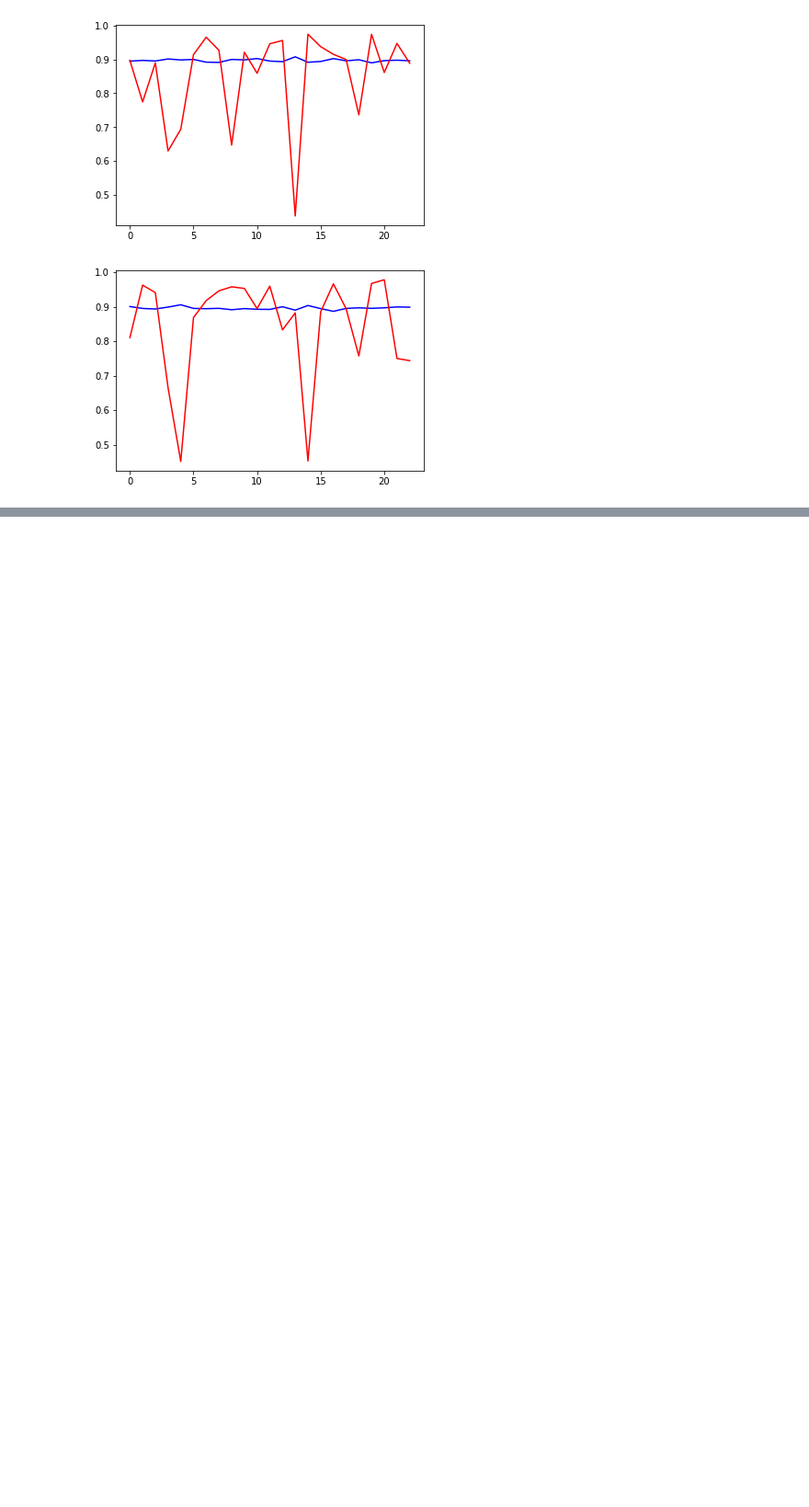
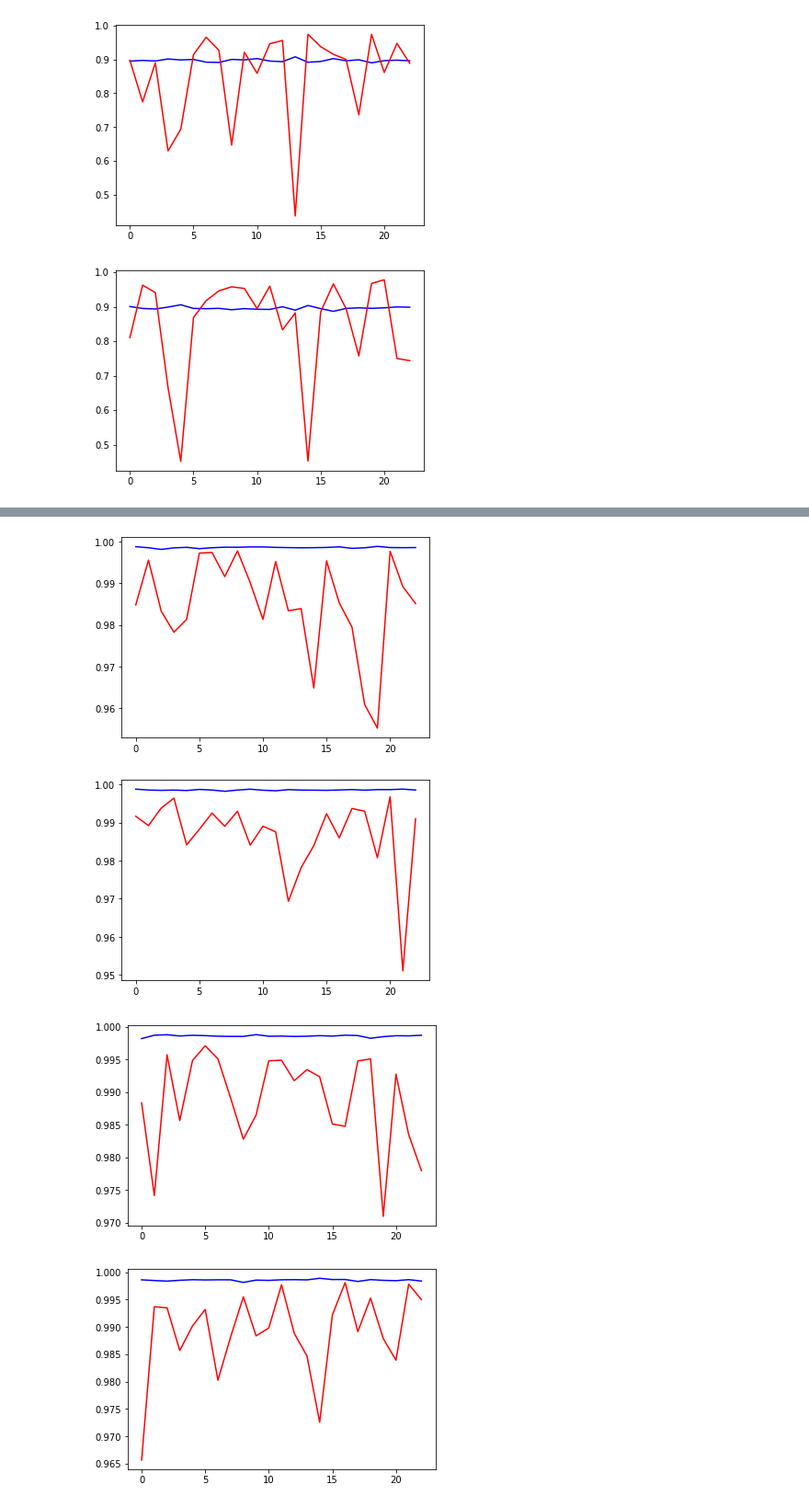
Before and after one commit to MikeBarkerSpain/TareasTheBridge, a Jupyter notebook: week10_ML_competition_pca_kmeans/day1_gridsearch_pipelines/exercises/5.covid-forecast_M.Barquero.ipynb, the cells around one changed output, grey strips where cells are left out. Shown at 92% size. Cells and saved outputs as stored; diff of their text form; code cells hidden in the pictures; blank space fills up the shorter version.

```diff
--- a/week10_ML_competition_pca_kmeans/day1_gridsearch_pipelines/exercises/5.covid-forecast_M.Barquero.ipynb
+++ b/week10_ML_competition_pca_kmeans/day1_gridsearch_pipelines/exercises/5.covid-forecast_M.Barquero.ipynb
@@ -375,0 +508,24 @@ for i, (train, val) in enumerate(rkf.split(X_train)):
+# %%
+# pruebas para el RandomForestRegressor
+
+from sklearn.ensemble import RandomForestRegressor
+
+
+rfr = RandomForestRegressor()
+# config de los parámetros
+parameters = {
+    'n_estimators': [100,200], #, , 'rbf', 'sigmoid'
+    'oob_score':[True, False],
+    'bootstrap': [True, False],
+    'max_features': ['auto', 'sqrt', 'log2'],
+    'min_samples_split': [2,4,6,8],
+    'min_samples_leaf':[2,3,4]
+    }
+
+clf = GridSearchCV(estimator=rfr, param_grid=parameters, verbose=10, cv=2)
+clf.fit(X_train, y_train)
+
+print("clf.best_stimator_", clf.best_estimator_)
+print("clf.best_params_", clf.best_params_)
+# Mean cross-validated score of the best_estimator
+print("clf.best_score", clf.best_score_)
@@ -375,0 +550,25 @@ for i, (train, val) in enumerate(rkf.split(X_train)):
+# %%
+model = RandomForestRegressor(n_estimators=200,oob_score=False,bootstrap=False,max_features='log2',min_samples_split=2,min_samples_leaf=2)
+
+for i, (train, val) in enumerate(rkf.split(X_train)):
+    # se entrena el modelo para este tandem de train/validation
+    model.fit(X_train[train], y_train[train]) # se cogen los índices que se generan en kfold_split del for
+
+    score_val = model.score(X_train[val], y_train[val])
+    val_score.append(score_val)
+    score_train = model.score(X_train[train], y_train[train])
+    train_score.append(score_train)
+
+    if i%nsp == nsp -1:
+        epoc += 1
+        dict_result[epoc] = [train_score, val_score]
+        plt.plot(train_score, color="b")
+        plt.plot(val_score, color="r")
+        plt.show()
+        val_score = []
+        train_score = []
+# %% [output]
+[figure, added]
+[figure, added]
+[figure, added]
+[figure, added]
```
Also changed, not shown: parts of 14 cells of this notebook, 8 other files.
